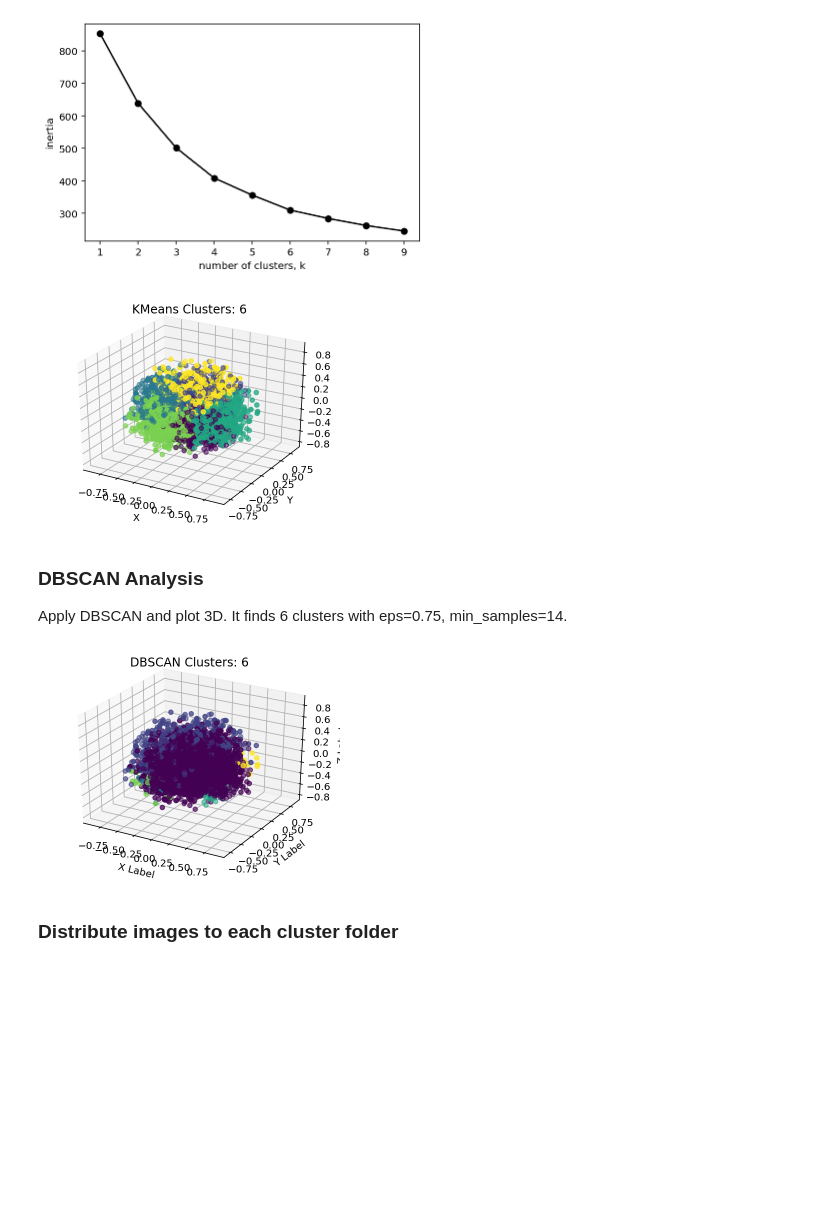
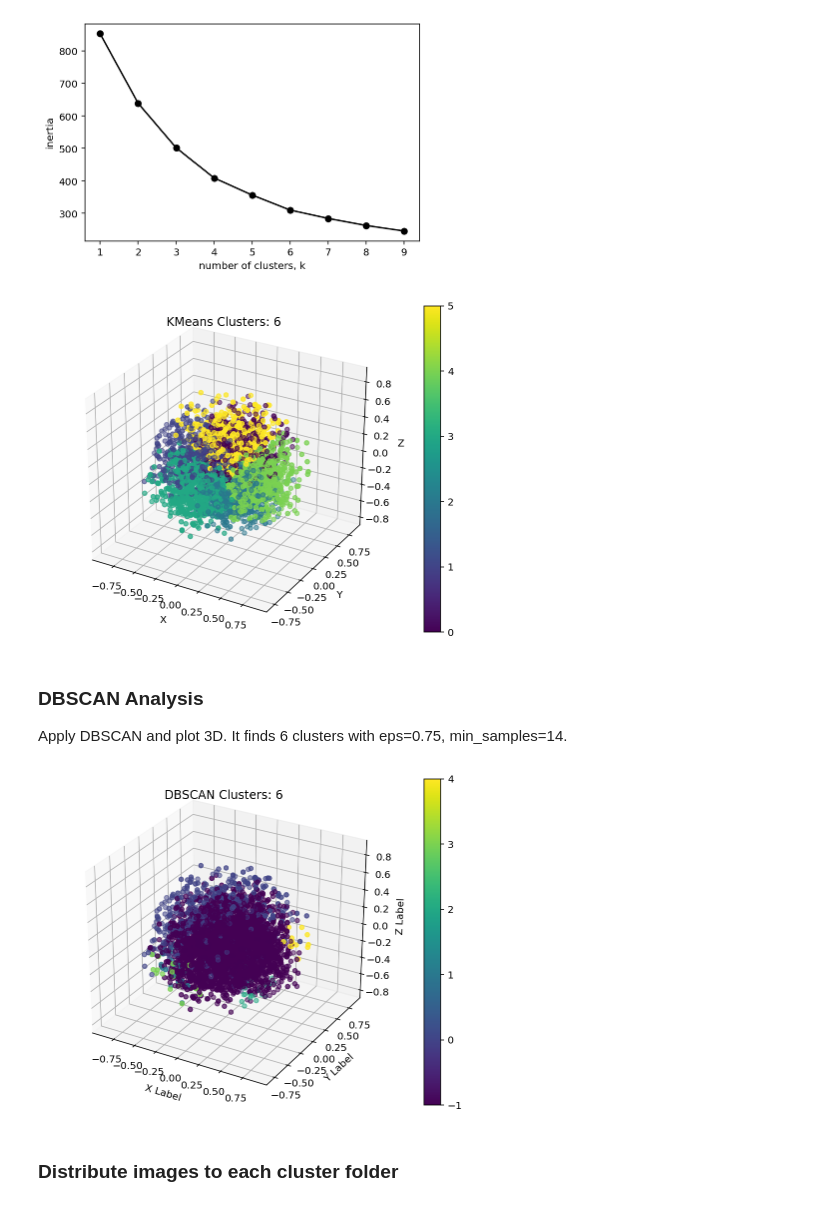
Before and after one commit to ustundag/2D-3D-Semantics, a Jupyter notebook: main_PCA_KMeans_DBSCAN.ipynb, the cells around one changed output. Drawn from its saved outputs; the diff is of its cells as text; code cells hidden in the pictures; blank space fills up the shorter version.

```diff
--- a/main_PCA_KMeans_DBSCAN.ipynb
+++ b/main_PCA_KMeans_DBSCAN.ipynb
@@ -114,28 +114,30 @@ plt.show()
 # %% [output]
 [figure]
 # %%
+# Apply kmeans and plot 3D
 n_clusters = 6
 kmeans = KMeans(n_clusters).fit(PCA_components)
 labels_kmeans = kmeans.labels_
 # Assign ground truth labels
 labels_kmeans_gt = find_ground_truth_clusters_and_labels(estimator='kmeans')
 
-# Apply kmeans and plot 3D
-ax = Axes3D(plt.figure(1, figsize=(4, 3)))
-ax.scatter(PCA_components[0],
-           PCA_components[1],
-           PCA_components[2],
-           c=labels_kmeans.astype(np.float))
+fig = plt.figure(1, figsize=(8, 6))
+ax  = fig.add_subplot(111, projection='3d')
+axs = ax.scatter(PCA_components[0],
+                 PCA_components[1],
+                 PCA_components[2],
+                 c=labels_kmeans.astype(np.float))
 
+fig.colorbar(axs)
 ax.set_xlabel('X')
 ax.set_ylabel('Y')
 ax.set_zlabel('Z')
 ax.set_title("KMeans Clusters: " + str(n_clusters))
 ax.dist = 10
 
 plt.show()
 # %% [output]
-[figure, old version]
+[figure, new version]
 # %% [markdown]
 ### DBSCAN Analysis
 Apply DBSCAN and plot 3D. It finds 6 clusters with eps=0.75, min_samples=14.
@@ -147,11 +149,14 @@ labels_dbscan = dbs.fit_predict(PCA_components)
 # Assign ground truth labels
 labels_dbscan_gt = find_ground_truth_clusters_and_labels(estimator='dbscan')
 
-ax = Axes3D(plt.figure(1, figsize=(4, 3)))
-ax.scatter(PCA_components[0],
-           PCA_components[1],
-           PCA_components[2],
-           c = labels_dbscan.astype(np.float))
+fig = plt.figure(1, figsize=(8, 6))
+ax  = fig.add_subplot(111, projection='3d')
+axs = ax.scatter(PCA_components[0],
+                 PCA_components[1],
+                 PCA_components[2],
+                 c=labels_dbscan.astype(np.float))
+
+fig.colorbar(axs)
 ax.set_xlabel('X Label')
 ax.set_ylabel('Y Label')
 ax.set_zlabel('Z Label')
@@ -160,7 +165,7 @@ ax.dist = 10
 
 plt.show()
 # %% [output]
-[figure, old version]
+[figure, new version]
 # %% [markdown]
 ### Distribute images to each cluster folder
 # %%
```
Also changed, not shown: parts of 1 cell of this notebook.
